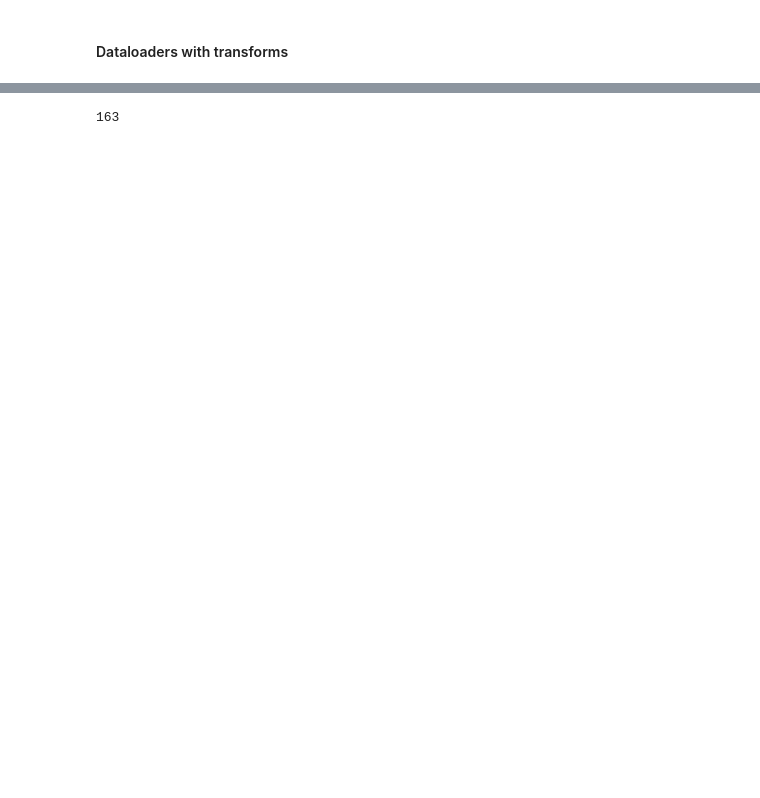
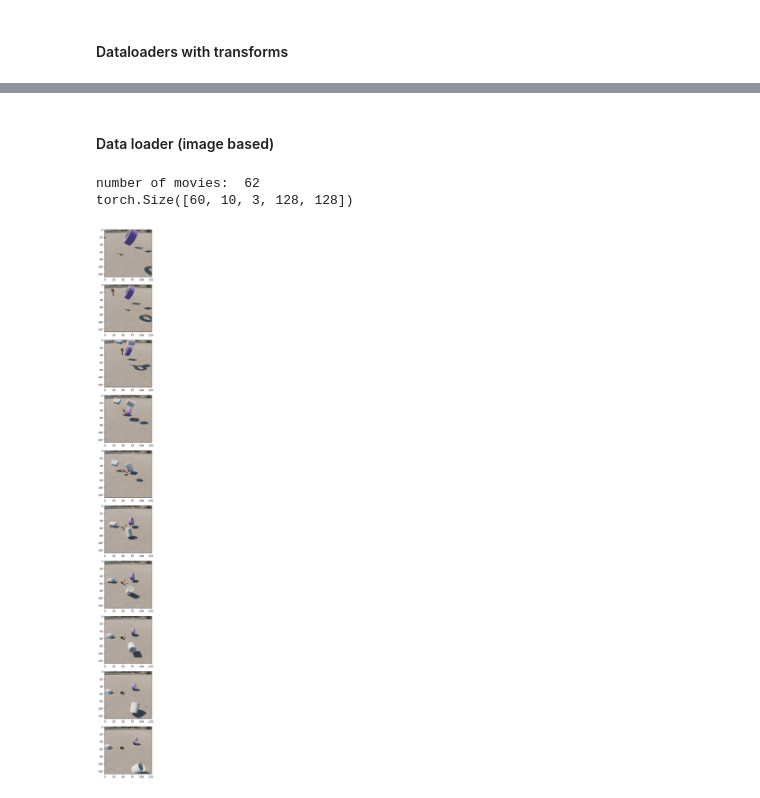
Before and after one commit to MasHBRS/VideoTracker, a Jupyter notebook: src/loader/dataLoader.ipynb, the cells around one changed output, grey strips where cells are left out. Drawn from its saved outputs; the diff is of its cells as text; code cells hidden in the pictures; blank space fills up the shorter version.

Commit message:
image_Based.

```diff
--- a/src/loader/dataLoader.ipynb
+++ b/src/loader/dataLoader.ipynb
@@ -128,4 +129,34 @@ rgbs.shape=torch.Size([60, 4, 3, 128, 128]),
-# %%
-len(video_loader)
-# %% [output]
-163
+# %% [markdown]
+#### Data loader (image based)
+# %%
+from Dataset_image_based import VideoDataset_ImageBased
+from torch.utils.data import DataLoader
+
+path='/home/nfs/inf6/data/datasets/MOVi/movi_c/'
+
+original_number_of_frames_per_video=24
+selected_number_of_frames_per_video=10
+video_dataset=VideoDataset_ImageBased(path,
+                                        split='validation',
+                                        is_test_dataset=True,
+                                        original_number_of_frames_per_video=original_number_of_frames_per_video,
+                                        selected_number_of_frames_per_video=selected_number_of_frames_per_video,
+                                        halve_dataset=True) # to load validation set
+print("number of movies: ",len(video_dataset))
+video_loader = DataLoader(dataset=video_dataset,
+                            batch_size=60,
+                            shuffle=True)
+
+iterator=iter(video_loader)
+rgbs=next(iterator)
+print(rgbs.shape)
+fig, ax = plt.subplots(selected_number_of_frames_per_video, 1, figsize=(12, selected_number_of_frames_per_video*3 ))
+
+for i in range (selected_number_of_frames_per_video):
+    ax[i].imshow((rgbs[0,i]).clamp(0, 255).permute(1,2,0).byte().numpy())
+plt.tight_layout()
+plt.show()
+# %% [output]
+number of movies:  62
+torch.Size([60, 10, 3, 128, 128])
+[figure, added]
```
Also changed, not shown: parts of 5 cells of this notebook, 17 other files.
